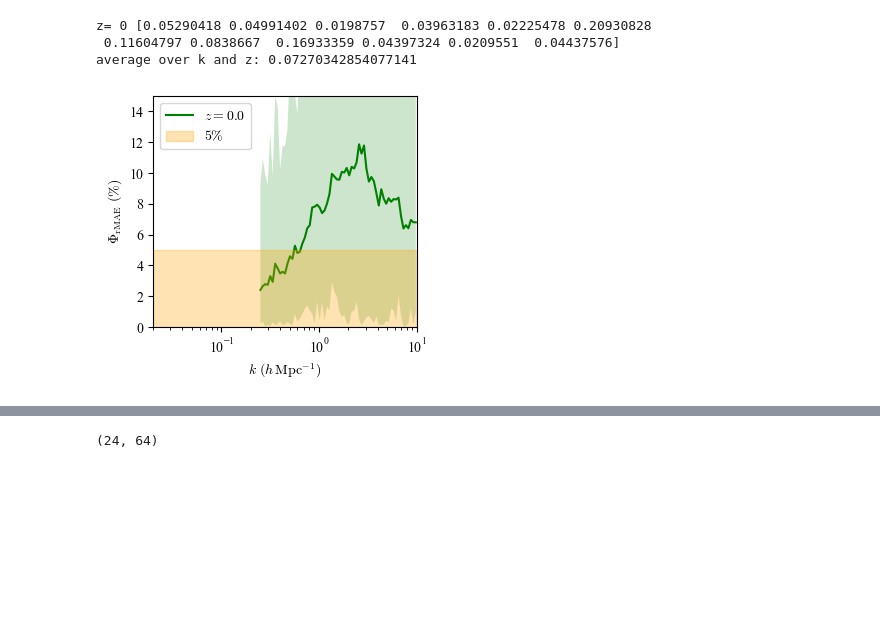
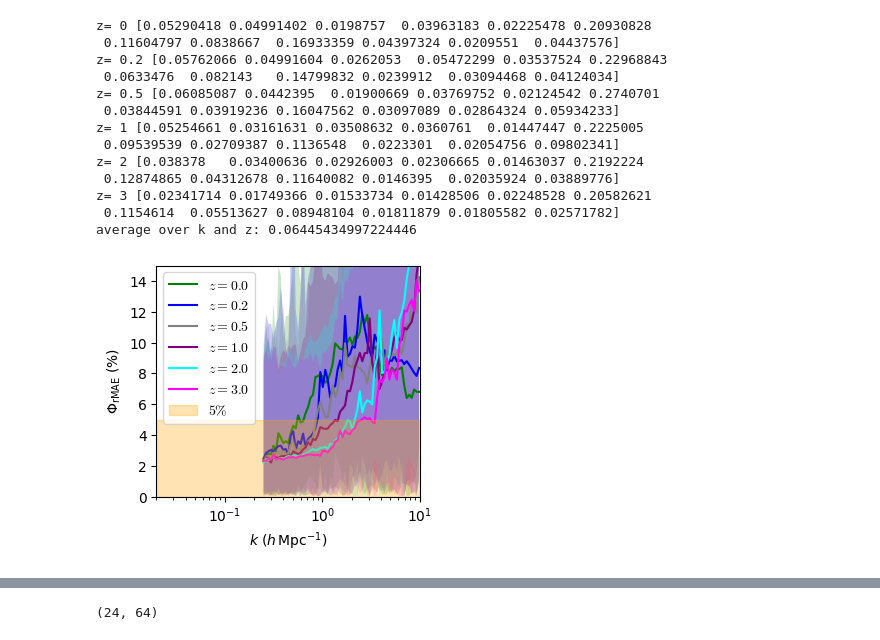
Before and after one commit to astro-YYH/GokuEmu, a Jupyter notebook: emulator/pre_combined_test/relative_errors_pre_combined_test.ipynb, the cells around one changed output, grey strips where cells are left out. Drawn from its saved outputs; the diff is of its cells as text; code cells hidden in the pictures; blank space fills up the shorter version.

Commit message:
combined error plots

```diff
--- a/emulator/pre_combined_test/relative_errors_pre_combined_test.ipynb
+++ b/emulator/pre_combined_test/relative_errors_pre_combined_test.ipynb
@@ -163,7 +163,7 @@ color_list = ['green', 'blue', 'grey', 'purple', 'cyan', 'magenta']
 rMAE_zs = []
 
 for i, scale in enumerate(a):
-    if i==1:
+    if i==6:
         break
     c = color_list[i]
     # k_L1, Pk_L1 = load_rebin(os.path.join(sim_L1, "output/powerspectrum-%.4f.txt" % scale))
@@ -197,34 +197,44 @@ ax.set_ylabel(r'$\Phi_{\mathrm{rMAE}}\ (\%)$')
 # plt.ylabel(r'$P(k)\ (h^{-3}\mathrm{Mpc}^3)$')
 # ax.plot([], [], color='black', label='HF')
 # ax.plot([], [], color='black', label='HF w.r.t. Linear')
 # ax.plot([], [], color='black', linestyle='--', label='L2 w.r.t. HF')
 ax.set_ylim(0., 15)
 ax.set_xscale('log')
 ax.set_xlabel(r'$k\ (h\,\mathrm{Mpc}^{-1})$')
 # ax.set_ylabel(r'$(P_\mathrm{HF}-P_\mathrm{Li})/P_\mathrm{Li}$')
 
 xlim1 = .02
 xlim2 = 10
 ax.set_xlim(xlim1, xlim2)
 
 square = patches.Rectangle((xlim1, -0.0), xlim2-xlim1, 5, color='orange', alpha=.3, zorder=2, label=r'$5\%$')  # alpha ranges from 0 (transparent) to 1 (opaque)
 # square1 = patches.Rectangle((xlim1, -0.01), xlim2-xlim1, 0.02, color='blue', alpha=.3, zorder=2, label=r'$1\%$')  # alpha ranges from 0 (transparent) to 1 (opaque)
 
 # Add the square to the axes
 ax.add_patch(square)
 # ax.add_patch(square1)
 ax.legend(loc='upper left')
 # ax.set_yticks([-0.2,-.1,0,.1,.2])
 
 # plt.xlim([0.005, 100])
 # plt.ylim([.01,4e5])
 # plt.ylim([-.3, .3])
 plt.show()
 # plt.savefig('matter_pow_nonl_linear_ratio.pdf', bbox_inches='tight')
 # %% [output]
 z= 0 [0.05290418 0.04991402 0.0198757  0.03963183 0.02225478 0.20930828
  0.11604797 0.0838667  0.16933359 0.04397324 0.0209551  0.04437576]
-average over k and z: 0.07270342854077141
+z= 0.2 [0.05762066 0.04991604 0.0262053  0.05472299 0.03537524 0.22968843
+ 0.0633476  0.082143   0.14799832 0.0239912  0.03094468 0.04124034]
+z= 0.5 [0.06085087 0.0442395  0.01900669 0.03769752 0.02124542 0.2740701
+ 0.03844591 0.03919236 0.16047562 0.03097089 0.02864324 0.05934233]
+z= 1 [0.05254661 0.03161631 0.03508632 0.0360761  0.01447447 0.2225005
+ 0.09539539 0.02709387 0.1136548  0.0223301  0.02054756 0.09802341]
+z= 2 [0.038378   0.03400636 0.02926003 0.02306665 0.01463037 0.2192224
+ 0.12874865 0.04312678 0.11640082 0.0146395  0.02035924 0.03889776]
+z= 3 [0.02341714 0.01749366 0.01533734 0.01428506 0.02248528 0.20582621
+ 0.1154614  0.05513627 0.08948104 0.01811879 0.01805582 0.02571782]
+average over k and z: 0.06445434997224446
-[figure, old version]
+[figure, new version]
 # %%
 # relative
```
Also changed, not shown: parts of 3 cells of this notebook, 1 other file.
